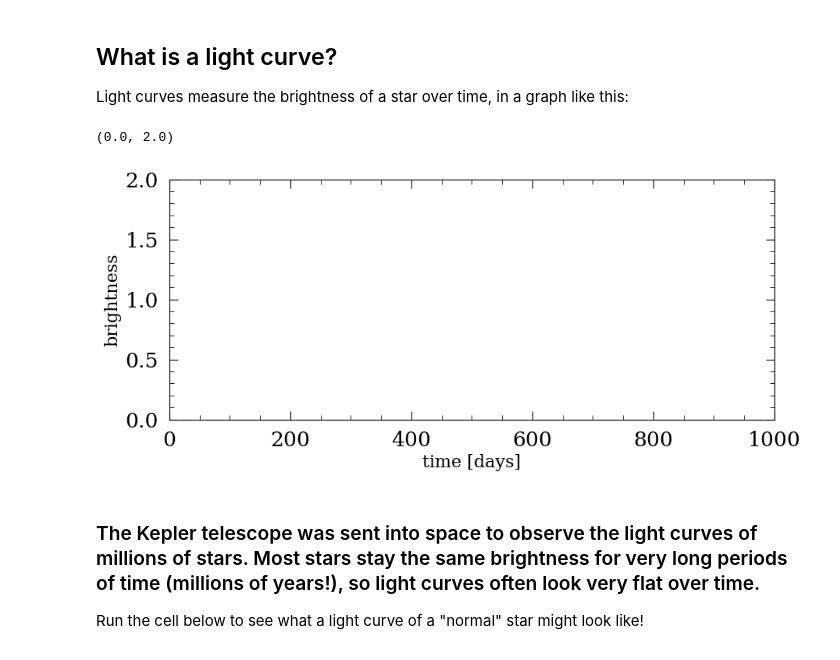
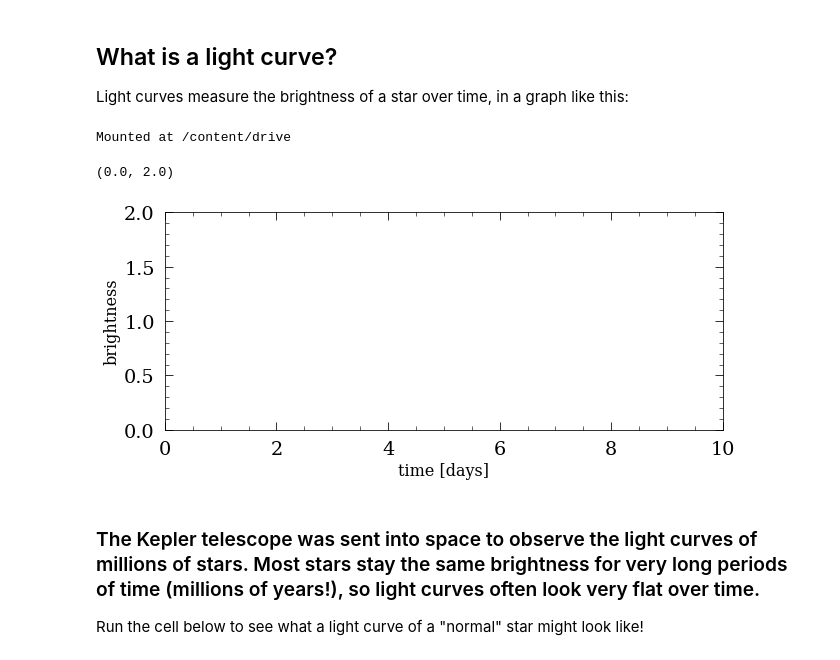
Before and after one commit to erinhay/outreach, a Jupyter notebook: IWD/IWD_transitingplanets.ipynb, the cells around one changed output. Saved outputs shown, nothing was run; the diff lists cells and outputs as text; code cells hidden in the pictures.

```diff
--- a/IWD/IWD_transitingplanets.ipynb
+++ b/IWD/IWD_transitingplanets.ipynb
@@ -29,16 +29,20 @@ Great! Now that we can run our cells, we can have the computer perform lots of m
 
 Light curves measure the brightness of a star over time, in a graph like this:
 # %%
+from google.colab import drive
+drive.mount('/content/drive')
+
 import matplotlib.pyplot as plt
-plt.style.use('./style/style.mplstyle')
-plt.figure(figsize=(10,4))
-plt.xlabel('time [days]')
-plt.ylabel('brightness')
-plt.xlim(0, 1000)
+plt.style.use('/content/drive/MyDrive/IoA/IWD/Transit Session/style/style.mplstyle')
+plt.figure(figsize=(10,4)) #this line tells the computer we want to make a "figure" or graph
+plt.xlabel('time [days]') #this line makes an x-axis label with the text "time [days]"
+plt.ylabel('brightness') #this line makes an y-axis label with the text "brightness"
+plt.xlim(0, 10)
 plt.ylim(0, 2)
 # %% [output]
-(0.0, 2.0)
+Mounted at /content/drive
+(0.0, 2.0)
-[figure, old version]
+[figure, new version]
 # %% [markdown]
 ### The Kepler telescope was sent into space to observe the light curves of millions of stars. Most stars stay the same brightness for very long periods of time (millions of years!), so light curves often look very flat over time.
 
```
Also changed, not shown: parts of 17 cells of this notebook.
